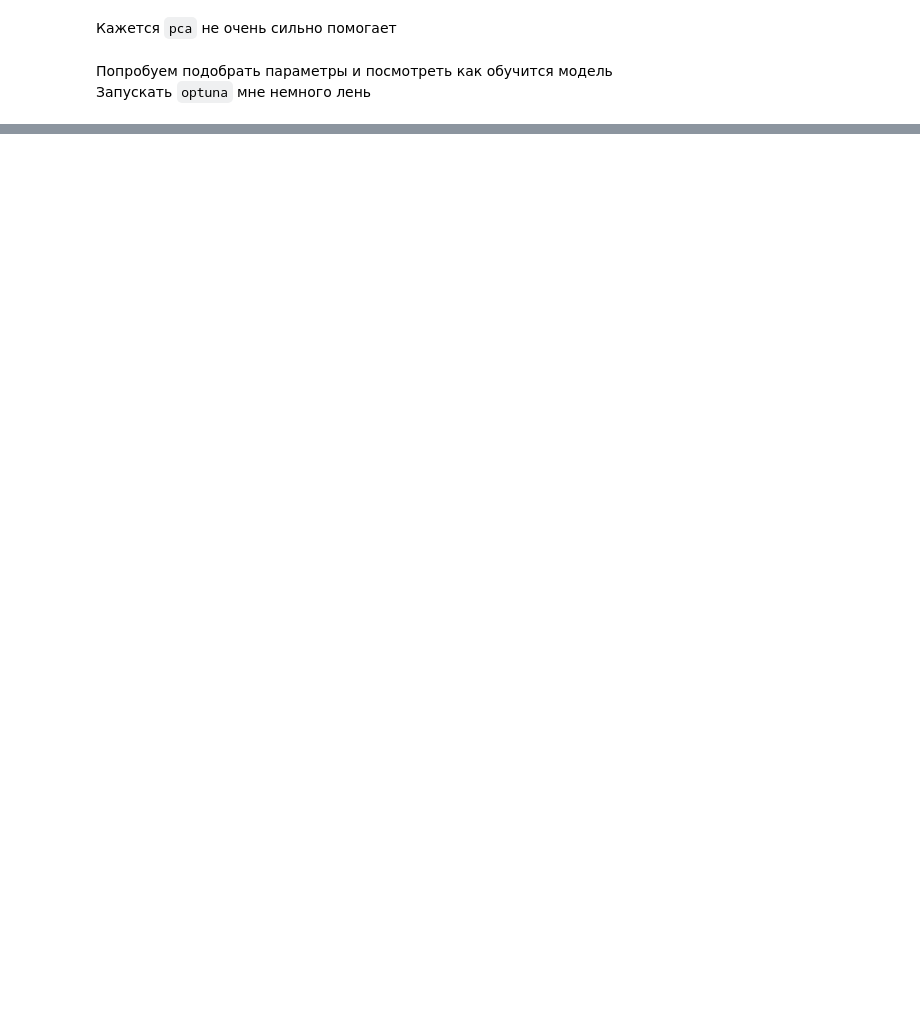
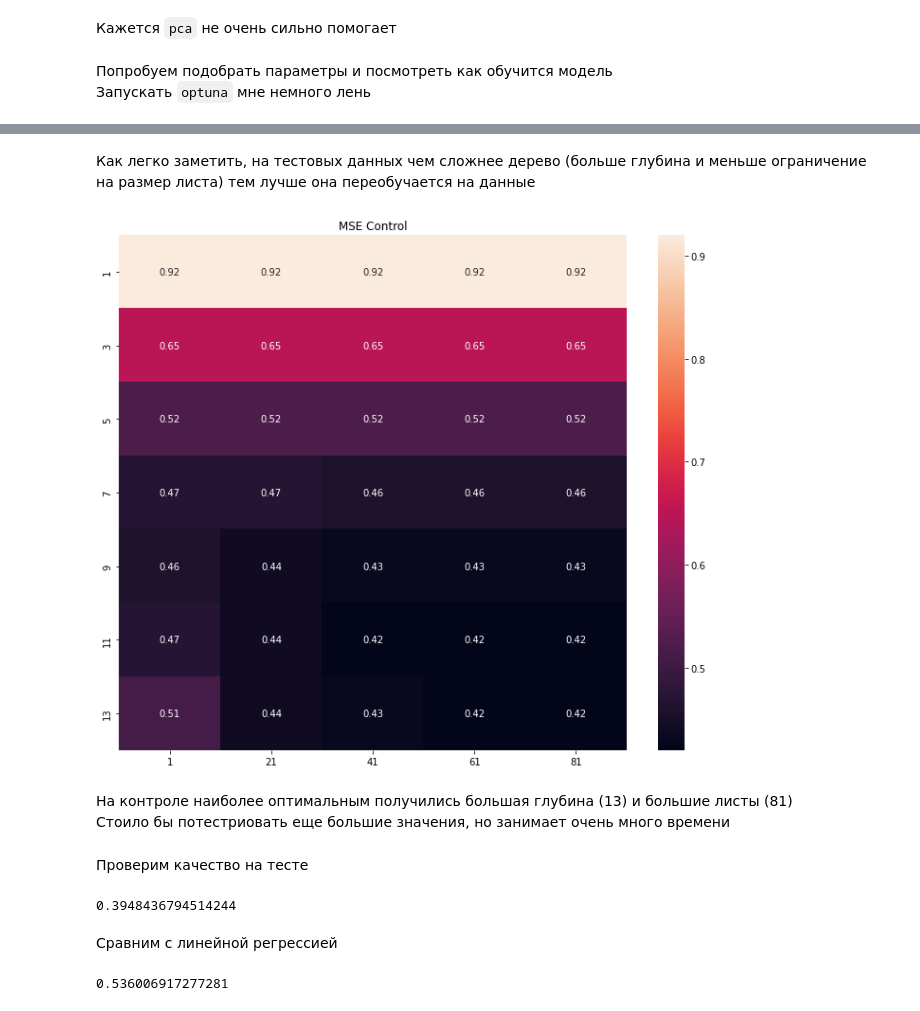
Before and after one commit to grach0v/AI_Masters, a Jupyter notebook: Machine_Learning_1/hw/hw5/orig_decision_tree-task.ipynb, the cells around one changed output, grey strips where cells are left out. Saved outputs shown, nothing was run; the diff lists cells and outputs as text; code cells hidden in the pictures; blank space fills up the shorter version.

```diff
--- a/Machine_Learning_1/hw/hw5/orig_decision_tree-task.ipynb
+++ b/Machine_Learning_1/hw/hw5/orig_decision_tree-task.ipynb
@@ -826,0 +872,41 @@ for i_md, md in tqdm(enumerate(max_depths)):
+# %% [markdown]
+Как легко заметить, на тестовых данных чем сложнее дерево (больше глубина и меньше ограничение на размер листа) тем лучше она переобучается на данные
+# %%
+plt.figure(figsize=(12, 10))
+plt.title('MSE Control')
+sns.heatmap(mse_control.round(2), xticklabels=min_leaf_sizes, yticklabels=max_depths, annot=True)
+plt.show()
+# %% [output]
+[figure, added]
+# %% [markdown]
+На контроле наиболее оптимальным получились большая глубина (13) и большие листы (81)
+Стоило бы потестриовать еще большие значения, но занимает очень много времени
+# %% [markdown]
+Проверим качество на тесте
+# %%
+X_train = np.concatenate([X_train, X_control])
+y_train = np.concatenate([y_train, y_control])
+
+X_train_scaled = scaler.fit_transform(X_train)
+model = RegressionDecisionTree(max_depth=13, min_leaf_size=81)
+model.fit(X_train_scaled, y_train)
+
+X_test_scaled = scaler.transform(X_test)
+y_pred = model.predict(X_test_scaled)
+
+print(mse(y_pred, y_test))
+# %% [output]
+0.3948436794514244
+# %% [markdown]
+Сравним с линейной регрессией
+# %%
+from sklearn.linear_model import LinearRegression
+model = LinearRegression()
+model.fit(X_train_scaled, y_train)
+
+X_test_scaled = scaler.transform(X_test)
+y_pred = model.predict(X_test_scaled)
+
+print(mse(y_pred, y_test))
+# %% [output]
+0.536006917277281
```
Also changed, not shown: parts of 24 cells of this notebook.
